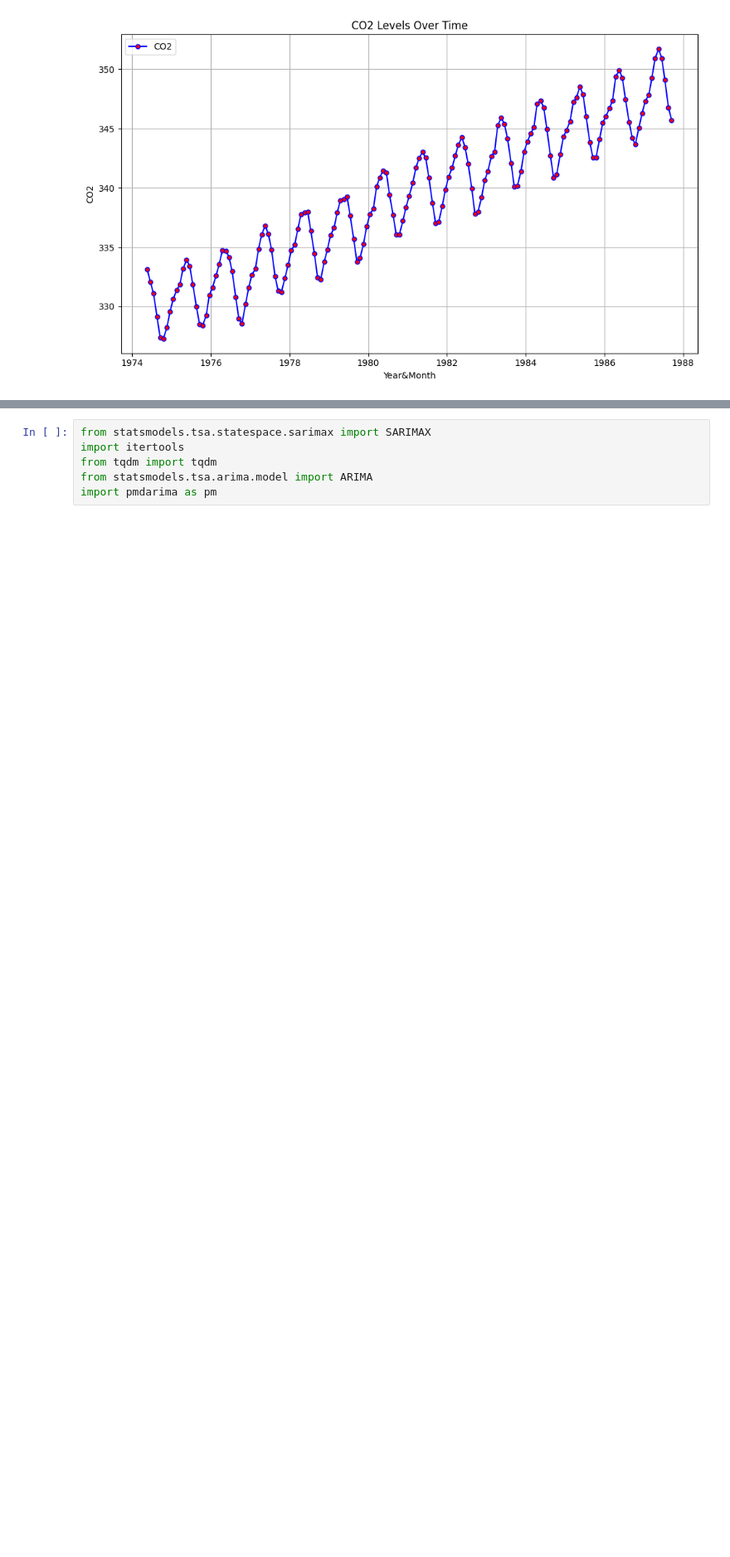
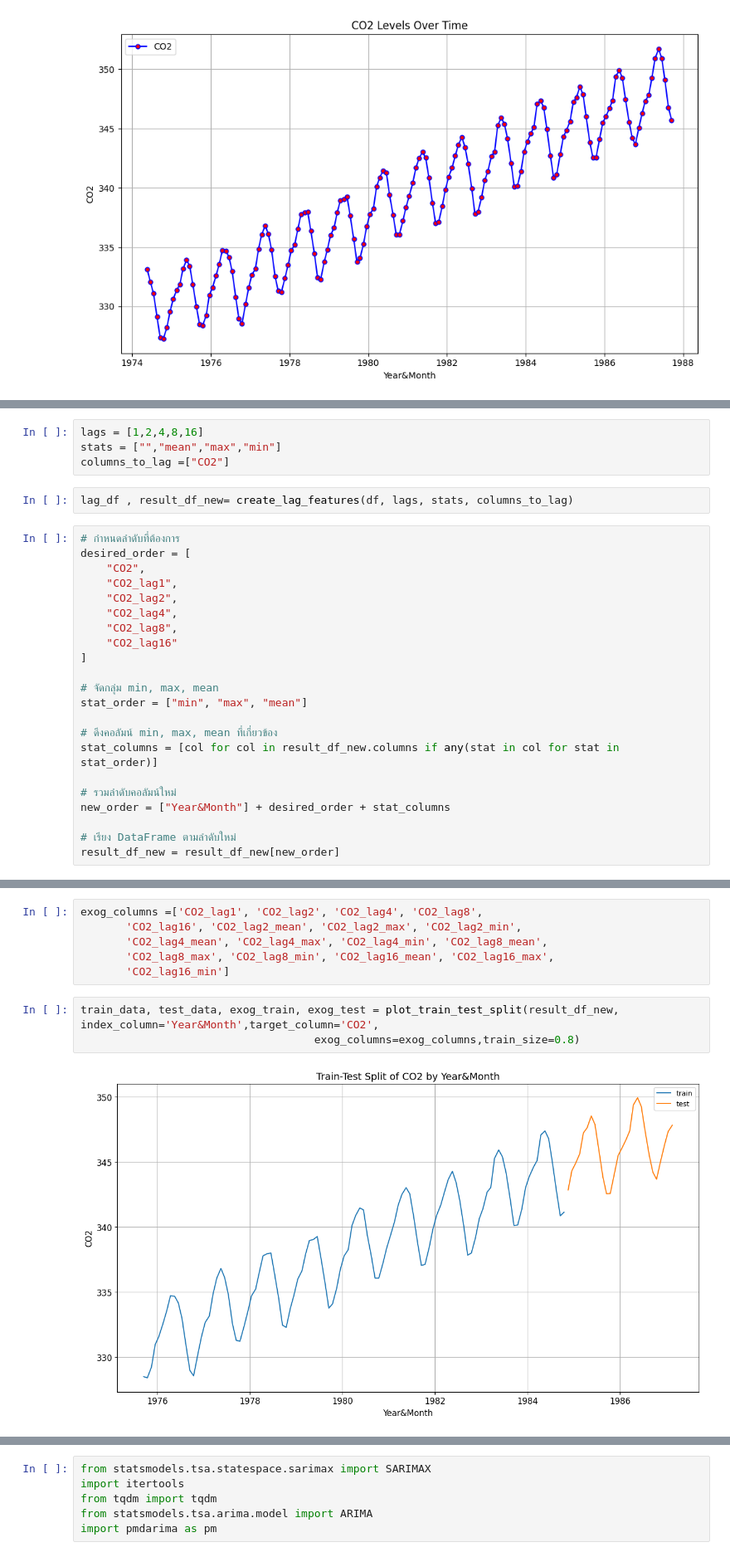
Before and after one commit to Kyaputan/Lab3-Machine-Learning, a Jupyter notebook: Time_Series/ex02/Co2.ipynb, the cells around one changed output, grey strips where cells are left out. Shown at 83% size. Cells and saved outputs as stored; diff of their text form; blank space fills up the shorter version.

```diff
--- a/Time_Series/ex02/Co2.ipynb
+++ b/Time_Series/ex02/Co2.ipynb
@@ -131,0 +145,28 @@ df.set_index('Year&Month', inplace=True)
+# %%
+lags = [1,2,4,8,16]
+stats = ["","mean","max","min"]
+columns_to_lag =["CO2"]
+# %%
+lag_df , result_df_new= create_lag_features(df, lags, stats, columns_to_lag)
+# %%
+# กำหนดลำดับที่ต้องการ
+desired_order = [
+    "CO2",
+    "CO2_lag1",
+    "CO2_lag2",
+    "CO2_lag4",
+    "CO2_lag8",
+    "CO2_lag16"
+]
+
+# จัดกลุ่ม min, max, mean
+stat_order = ["min", "max", "mean"]
+
+# ดึงคอลัมน์ min, max, mean ที่เกี่ยวข้อง
+stat_columns = [col for col in result_df_new.columns if any(stat in col for stat in stat_order)]
+
+# รวมลำดับคอลัมน์ใหม่
+new_order = ["Year&Month"] + desired_order + stat_columns
+
+# เรียง DataFrame ตามลำดับใหม่
+result_df_new = result_df_new[new_order]
@@ -131,0 +261,11 @@ df.set_index('Year&Month', inplace=True)
+# %%
+exog_columns =['CO2_lag1', 'CO2_lag2', 'CO2_lag4', 'CO2_lag8',
+       'CO2_lag16', 'CO2_lag2_mean', 'CO2_lag2_max', 'CO2_lag2_min',
+       'CO2_lag4_mean', 'CO2_lag4_max', 'CO2_lag4_min', 'CO2_lag8_mean',
+       'CO2_lag8_max', 'CO2_lag8_min', 'CO2_lag16_mean', 'CO2_lag16_max',
+       'CO2_lag16_min']
+# %%
+train_data, test_data, exog_train, exog_test = plot_train_test_split(result_df_new, index_column='Year&Month',target_column='CO2',
+                                    exog_columns=exog_columns,train_size=0.8)
+# %% [output]
+[figure, added]
```
Also changed, not shown: parts of 20 cells of this notebook, 3 other files.
